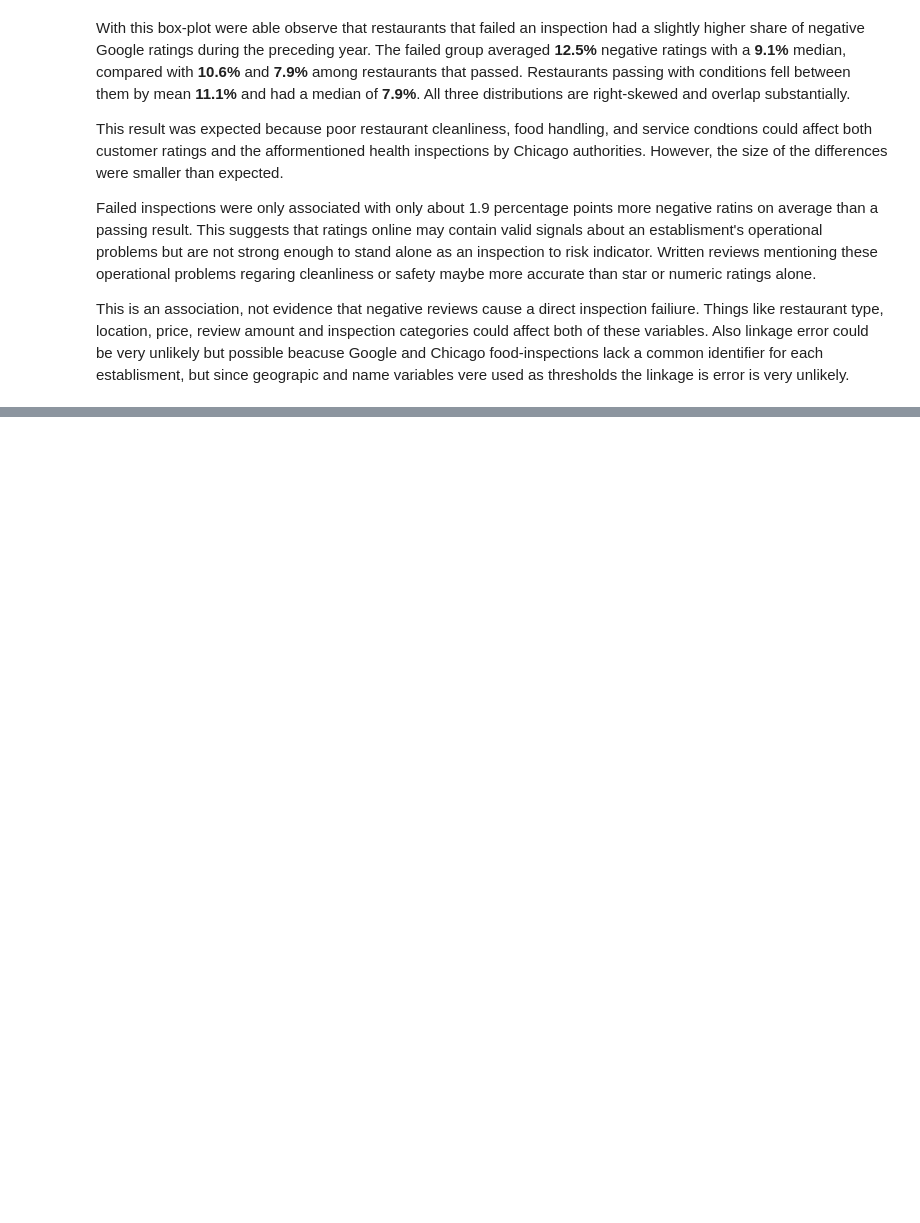
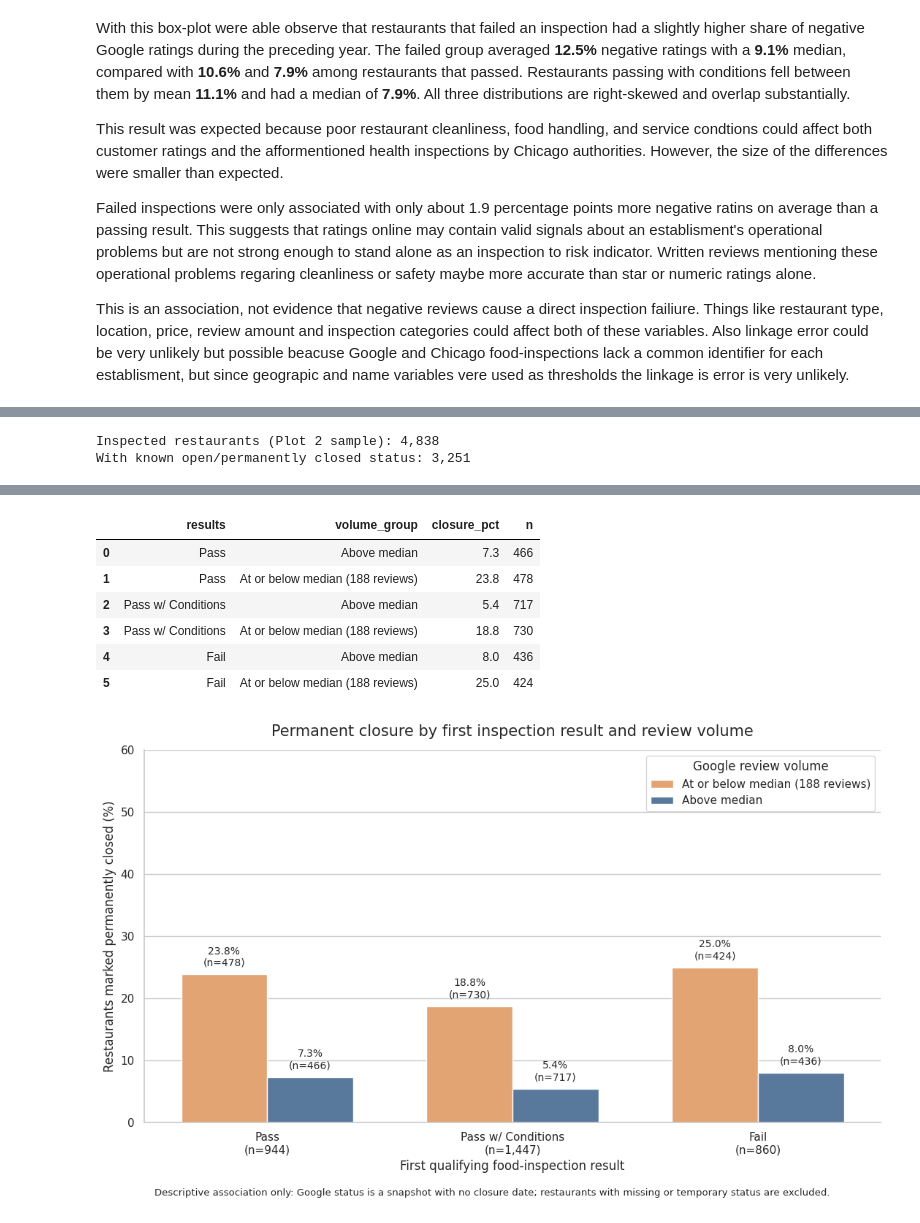
Before and after one commit to IrfanOzmen/CS418_Economic_Trajectories_Group, a Jupyter notebook: EDA_Checkpoint/eda.ipynb, the cells around one changed output, grey strips where cells are left out. Saved outputs shown, nothing was run; the diff lists cells and outputs as text; code cells hidden in the pictures; blank space fills up the shorter version.

```diff
--- a/EDA_Checkpoint/eda.ipynb
+++ b/EDA_Checkpoint/eda.ipynb
@@ -1844,0 +1858,72 @@ This is an association, not evidence that negative reviews cause a direct inspec
+# %%
+plot3 = inspection_events.merge(
+    analysis_restaurants[["gmap_id", "permanently_closed", "num_of_reviews"]],
+    on="gmap_id",
+    how="inner",
+)
+plot3["results"] = pd.Categorical(plot3["results"], categories=result_order, ordered=True)
+
+print(f"Inspected restaurants (Plot 2 sample): {len(inspection_events):,}")
+print(f"With known open/permanently closed status: {len(plot3):,}")
+
+median_reviews_p3 = plot3["num_of_reviews"].median()
+low_label = f"At or below median ({median_reviews_p3:.0f} reviews)"
+high_label = "Above median"
+plot3["volume_group"] = np.where(
+    plot3["num_of_reviews"] <= median_reviews_p3, low_label, high_label
+)
+
+summary3 = (
+    plot3.groupby(["results", "volume_group"], observed=True)["permanently_closed"]
+    .agg(closure_pct=lambda s: 100 * s.mean(), n="size")
+    .reset_index()
+)
+overall3 = (
+    plot3.groupby("results", observed=True)["permanently_closed"]
+    .agg(closure_pct=lambda s: round(100 * s.mean(), 1), n="size")
+    .reindex(result_order)
+)
+display(overall3)
+display(summary3.round(1))
+
+lookup = summary3.set_index(["results", "volume_group"])
+hue_order = [low_label, high_label]
+
+fig, ax = plt.subplots(figsize=(11, 6.5))
+sns.barplot(
+    data=summary3, x="results", y="closure_pct", hue="volume_group",
+    order=result_order, hue_order=hue_order,
+    palette=["#F4A261", "#4C78A8"], width=0.7, ax=ax,
+)
+for container, group in zip(ax.containers, hue_order):
+    for bar, result in zip(container, result_order):
+        if (result, group) in lookup.index:
+            row = lookup.loc[(result, group)]
+            ax.text(
+                bar.get_x() + bar.get_width() / 2,
+                bar.get_height() + 1,
+                f"{row['closure_pct']:.1f}%\n(n={int(row['n']):,})",
+                ha="center", va="bottom", fontsize=10,
+            )
+
+ax.set_xticks(range(len(result_order)))
+ax.set_xticklabels(
+    [f"{r}\n(n={int(overall3.loc[r, 'n']):,})" for r in result_order], fontsize=11
+)
+ax.set_title("Permanent closure by first inspection result and review volume", fontsize=15, pad=14)
+ax.set_xlabel("First qualifying food-inspection result", fontsize=12)
+ax.set_ylabel("Restaurants marked permanently closed (%)", fontsize=12)
+ax.set_ylim(0, 60)
+ax.legend(title="Google review volume")
+ax.grid(axis="x", visible=False)
+sns.despine(ax=ax)
+fig.text(
+    0.5, -0.02,
+    "Descriptive association only: Google status is a snapshot with no closure date; restaurants with missing or temporary status are excluded.",
+    ha="center", fontsize=9.5,
+)
+plt.tight_layout()
+plt.show()
+# %% [output]
+Inspected restaurants (Plot 2 sample): 4,838
+With known open/permanently closed status: 3,251
@@ -1844,0 +1935,8 @@ This is an association, not evidence that negative reviews cause a direct inspec
+|  | results | volume_group | closure_pct | n |
+| 0 | Pass | Above median | 7.3 | 466 |
+| 1 | Pass | At or below median (188 reviews) | 23.8 | 478 |
+| 2 | Pass w/ Conditions | Above median | 5.4 | 717 |
+| 3 | Pass w/ Conditions | At or below median (188 reviews) | 18.8 | 730 |
+| 4 | Fail | Above median | 8.0 | 436 |
+| 5 | Fail | At or below median (188 reviews) | 25.0 | 424 |
+[figure, added]
```
Also changed, not shown: parts of 29 cells of this notebook, 1 other file.
